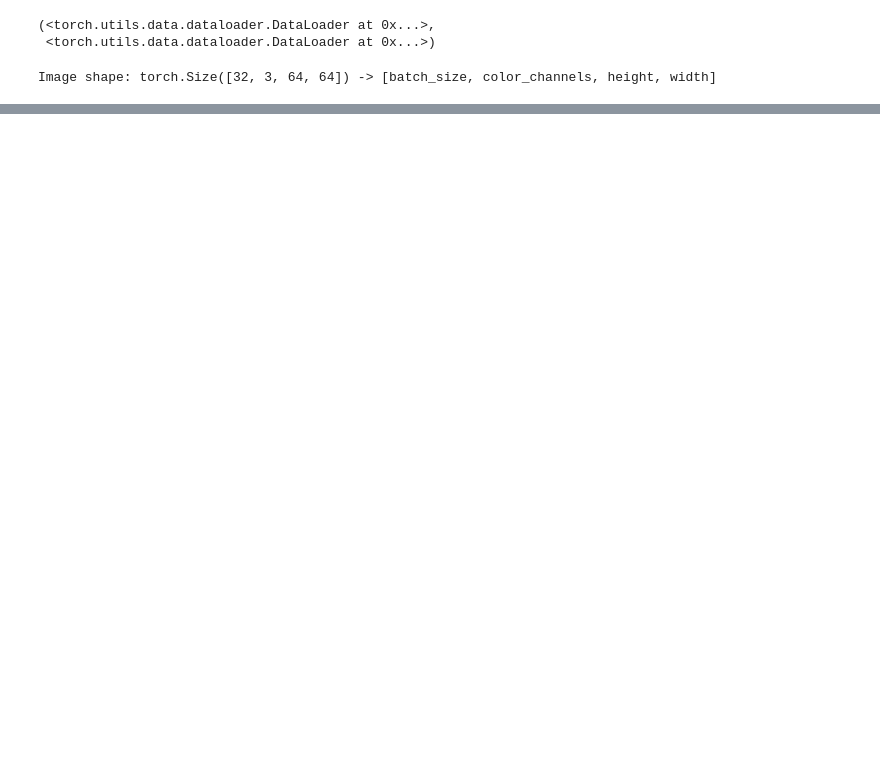
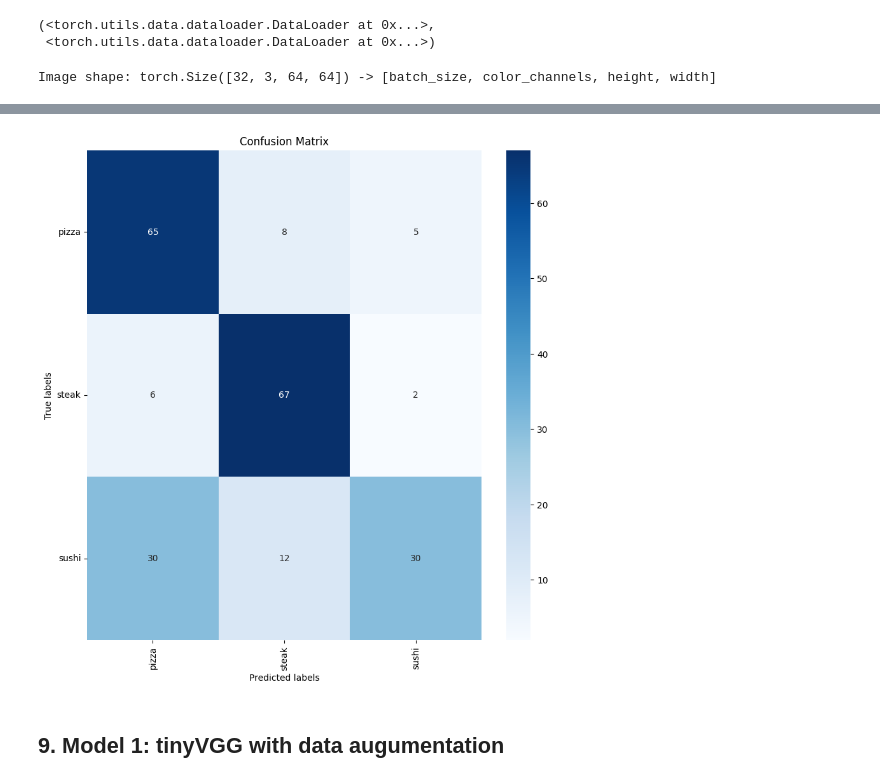
Before and after one commit to haarmeggido/pytorch_learning, a Jupyter notebook: pytorch_04.ipynb, the cells around one changed output, grey strips where cells are left out. Saved outputs shown, nothing was run; the diff lists cells and outputs as text; code cells hidden in the pictures; blank space fills up the shorter version.

```diff
--- a/pytorch_04.ipynb
+++ b/pytorch_04.ipynb
@@ -385,0 +775,43 @@ Image shape: torch.Size([32, 3, 64, 64]) -> [batch_size, color_channels, height,
+# %%
+# create and display confusion matrix
+
+from sklearn.metrics import confusion_matrix
+import seaborn as sns
+
+def make_confusion_matrix(model: torch.nn.Module,
+                          dataloader: torch.utils.data.DataLoader,
+                          class_names: List[str]):
+    model.eval()
+    stacked_pred = []
+    stacked_true = []
+
+    with torch.inference_mode():
+        for images, labels in dataloader:
+            images, labels = images.to(device), labels.to(device)
+            pred = model(images)
+            pred_label = torch.argmax(torch.softmax(pred, dim=1), dim=1)
+
+            stacked_pred.append(pred_label.cpu())
+            stacked_true.append(labels.cpu())
+
+    stacked_pred = torch.cat(stacked_pred)
+    stacked_true = torch.cat(stacked_true)
+
+    cm = confusion_matrix(stacked_true, stacked_pred)
+    plt.figure(figsize=(10, 10))
+    ax = plt.subplot()
+    sns.heatmap(cm, annot=True, ax=ax, cmap="Blues", fmt="g")
+
+    ax.set_xlabel("Predicted labels")
+    ax.set_ylabel("True labels")
+    ax.set_title("Confusion Matrix")
+    ax.xaxis.set_ticklabels(class_names, rotation=90)
+    ax.yaxis.set_ticklabels(class_names, rotation=0)
+
+    plt.show()
+
+make_confusion_matrix(model_0, train_dataloader_simple, class_names=test_data_simple.classes)
+# %% [output]
+[figure, added]
+# %% [markdown]
+## 9. Model 1: tinyVGG with data augumentation
```
Also changed, not shown: parts of 23 cells of this notebook, 1 other file.
